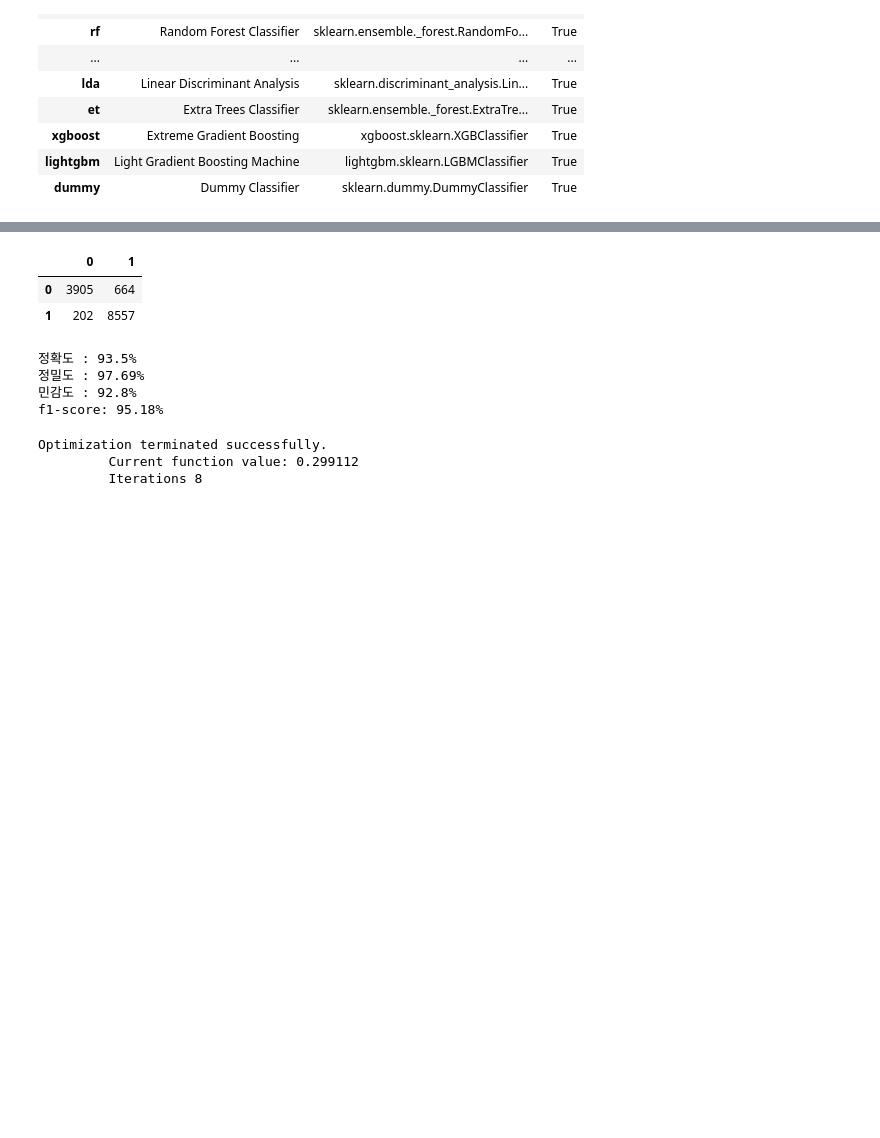
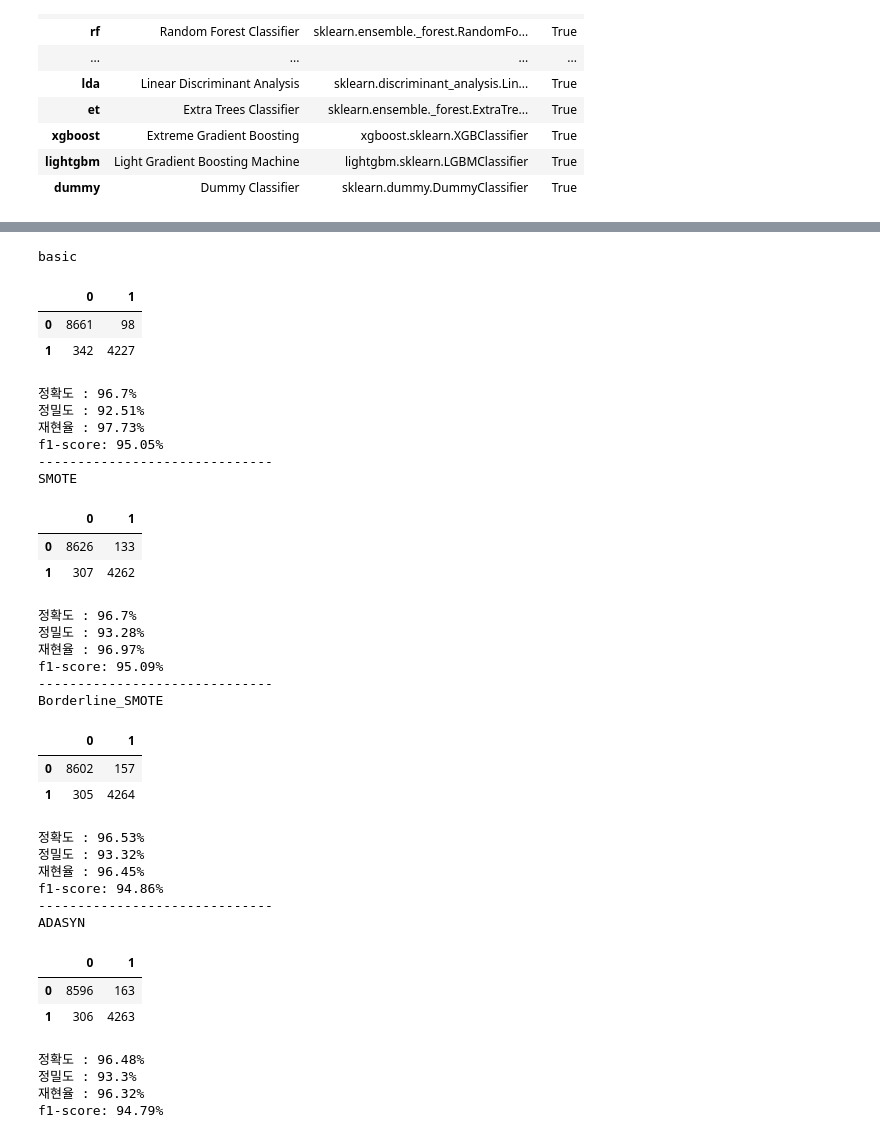
Before and after one commit to Emdeowl/DATA-WOLVES, a Jupyter notebook: Churn_Prediction.ipynb, the cells around one changed output, grey strips where cells are left out. Drawn from its saved outputs; the diff is of its cells as text; code cells hidden in the pictures; blank space fills up the shorter version.

```diff
--- a/Churn_Prediction.ipynb
+++ b/Churn_Prediction.ipynb
@@ -76,7 +76,7 @@ from sklearn.preprocessing import LabelEncoder
 # %%
 gender_encoder = LabelEncoder()
 # %%
-merge_customer = customer[['customer_id', 'gender', 'age', 'home_location_lat', 'home_location_long', 'first_join_date']]
+merge_customer = customer[['customer_id', 'gender', 'age', 'first_join_date']]
 merge_customer = merge_customer.assign(gender=gender_encoder.fit_transform(merge_customer['gender']))
 print(gender_encoder.classes_)
 display(merge_customer)
@@ -146,6 +146,7 @@ def braket_retention(picked_data:pd.DataFrame, start_time:pd.Timestamp, end_time
     retention = retention.fillna(0) # 그 외 null값은 0으로 채움
     retention = retention.astype(int)
     retention[retention>1] = 1
+    retention = retention.assign(y=[0 if t else 1 for t in list(retention['y']==1)])
 
     return retention
 # %% [markdown]
@@ -417,2 +415,11 @@ LGBMClassifier(boosting_type='gbdt', class_weight=None, colsample_bytree=1.0,
 # %%
-train_data
+X_train, y_train = train_data.drop('y', axis=1), train_data['y']
+X_test, y_test = test_data.drop('y', axis=1), test_data['y']
+
+smote = SMOTE()
+adasyn = ADASYN()
+border_smote = BorderlineSMOTE()
+
+X_train_SM, y_train_SM = smote.fit_resample(X_train, y_train)
+X_train_AD, y_train_AD = adasyn.fit_resample(X_train, y_train)
+X_train_BS, y_train_BS = border_smote.fit_resample(X_train, y_train)
@@ -441,6 +426,13 @@ lgbm = LGBMClassifier(random_state=42)
 # %%
-lgbm.fit(X_train, y_train)
-y_pred = lgbm.predict(X_test)
+xgb_basic = XGBClassifier(random_state=42).fit(X_train, y_train)
+xgb_SM = XGBClassifier(random_state=42).fit(X_train_SM, y_train_SM)
+xgb_BS = XGBClassifier(random_state=42).fit(X_train_BS, y_train_BS)
+xgb_AD = XGBClassifier(random_state=42).fit(X_train_AD, y_train_AD)
+
+ypred_basic = xgb_basic.predict(X_test)
+ypred_SM = xgb_SM.predict(X_test)
+ypred_BS = xgb_BS.predict(X_test)
+ypred_AD = xgb_AD.predict(X_test)
 # %%
 def print_metric(y_test, y_pred) :
     acc = (accuracy_score(y_test, y_pred)*100).round(2)
@@ -456,11 +448,46 @@ def print_metric(y_test, y_pred) :
     print(f'f1-score: {f1}%')
 # %%
-print_metric(y_pred, y_test)
+print('basic')
+print_metric(ypred_basic, y_test)
+print('------------------------------\nSMOTE')
+print_metric(ypred_SM, y_test)
+print('------------------------------\nBorderline_SMOTE')
+print_metric(ypred_BS, y_test)
+print('------------------------------\nADASYN')
+print_metric(ypred_AD, y_test)
 # %% [output]
+basic
 |  | 0 | 1 |
-| 0 | 3905 | 664 |
-| 1 | 202 | 8557 |
+| 0 | 8661 | 98 |
+| 1 | 342 | 4227 |
-정확도 : 93.5%
-정밀도 : 97.69%
-민감도 : 92.8%
-f1-score: 95.18%
+정확도 : 96.7%
+정밀도 : 92.51%
+재현율 : 97.73%
+f1-score: 95.05%
+------------------------------
+SMOTE
+|  | 0 | 1 |
+| 0 | 8626 | 133 |
+| 1 | 307 | 4262 |
+정확도 : 96.7%
+정밀도 : 93.28%
+재현율 : 96.97%
+f1-score: 95.09%
+------------------------------
+Borderline_SMOTE
+|  | 0 | 1 |
+| 0 | 8602 | 157 |
+| 1 | 305 | 4264 |
+정확도 : 96.53%
+정밀도 : 93.32%
+재현율 : 96.45%
+f1-score: 94.86%
+------------------------------
+ADASYN
+|  | 0 | 1 |
+| 0 | 8596 | 163 |
+| 1 | 306 | 4263 |
+정확도 : 96.48%
+정밀도 : 93.3%
+재현율 : 96.32%
+f1-score: 94.79%
@@ -469,7 +494 @@ import statsmodels.api as sm
-# %%
-log_reg = sm.Logit(y_train, X_train).fit()
-# %% [output]
-Optimization terminated successfully.
-         Current function value: 0.299112
-         Iterations 8
 # %%
```
Also changed, not shown: parts of 47 cells of this notebook, 1 other file.
